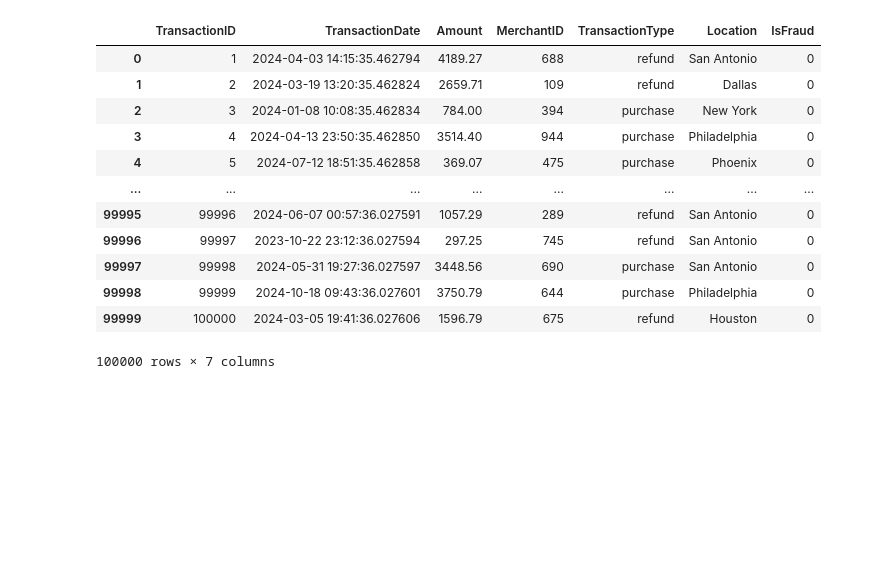
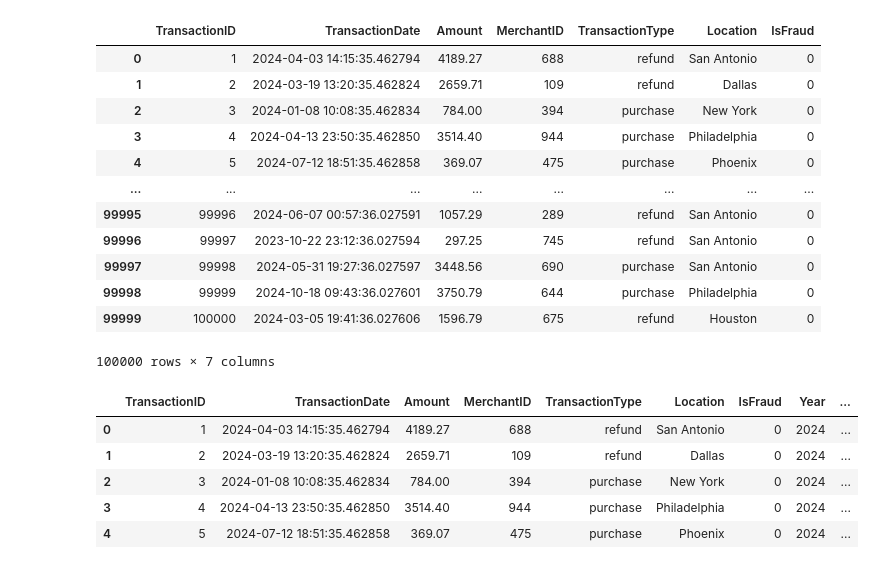
Before and after one commit to dalgurnawi/machine_learning, a Jupyter notebook: logistic_regression/data_exploration/data_exploration_location.ipynb, the cells around one changed output. Cells and saved outputs as stored; diff of their text form; code cells hidden in the pictures; blank space fills up the shorter version.

```diff
--- a/logistic_regression/data_exploration/data_exploration_location.ipynb
+++ b/logistic_regression/data_exploration/data_exploration_location.ipynb
@@ -47,3 +47,12 @@ df['holidays'] = np.where(df['TransactionDate'].isin(holidays), 1, 0)
 df['day_of_week'] = df['TransactionDate'].dt.day_of_week
 df['weekends'] = np.where(df['TransactionDate'].dt.day_of_week.isin([6,7]), 1, 0)
 df['business_day'] = np.where(((df['holidays']==1) & (df['weekends'] == 1)), 0, 1)
+# %%
+df.head()
+# %% [output]
+|  | TransactionID | TransactionDate | Amount | MerchantID | TransactionType | Location | IsFraud | Year | ... |
+| 0 | 1 | 2024-04-03 14:15:35.462794 | 4189.27 | 688 | refund | San Antonio | 0 | 2024 | ... |
+| 1 | 2 | 2024-03-19 13:20:35.462824 | 2659.71 | 109 | refund | Dallas | 0 | 2024 | ... |
+| 2 | 3 | 2024-01-08 10:08:35.462834 | 784.00 | 394 | purchase | New York | 0 | 2024 | ... |
+| 3 | 4 | 2024-04-13 23:50:35.462850 | 3514.40 | 944 | purchase | Philadelphia | 0 | 2024 | ... |
+| 4 | 5 | 2024-07-12 18:51:35.462858 | 369.07 | 475 | purchase | Phoenix | 0 | 2024 | ... |
```
Also changed, not shown: parts of 9 cells of this notebook, 2 other files.
